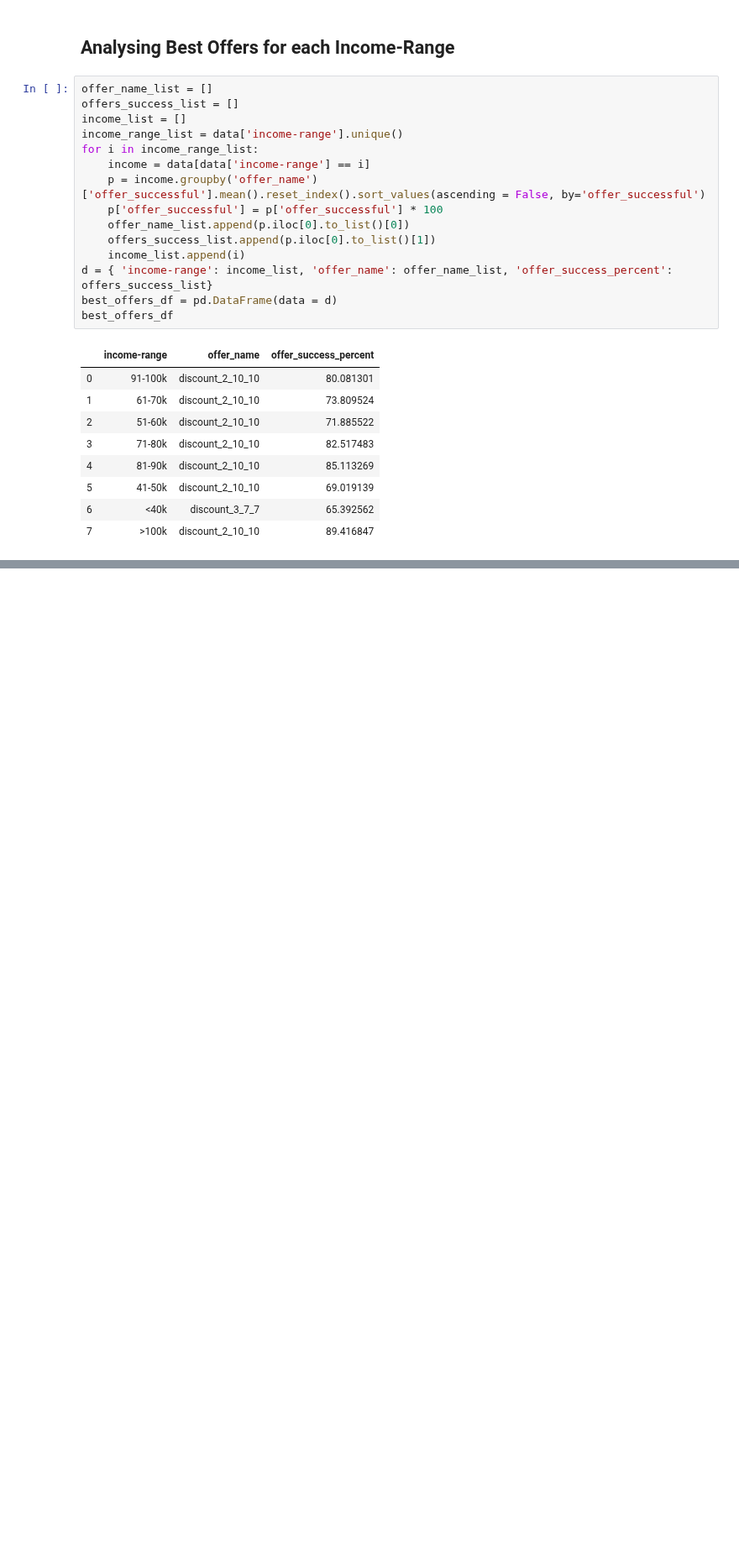
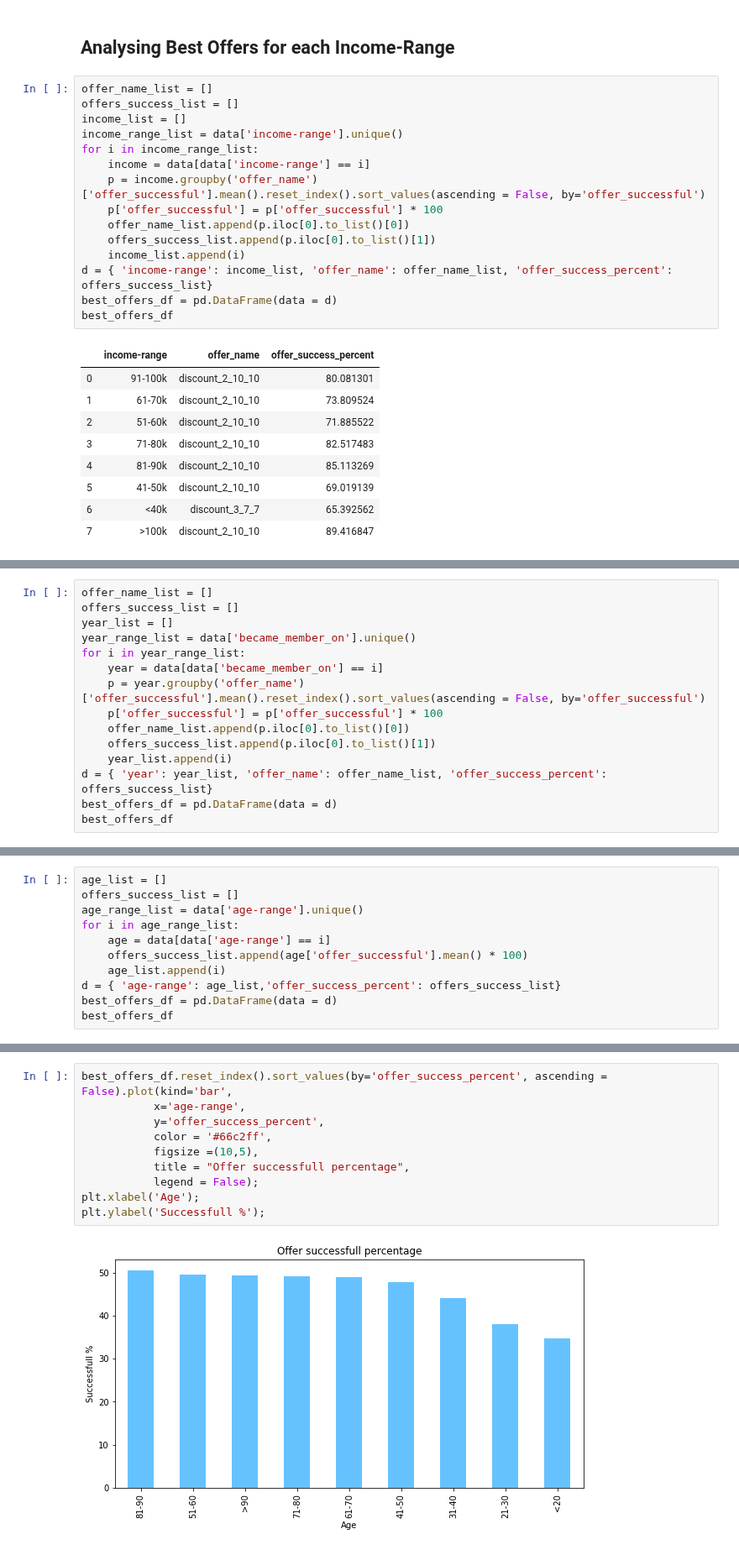
Before and after one commit to amitborkar98/Starbucks-capstone, a Jupyter notebook: Starbucks_Capstone_notebook.ipynb, the cells around one changed output, grey strips where cells are left out. Shown at 84% size. Saved outputs shown, nothing was run; the diff lists cells and outputs as text; blank space fills up the shorter version.

Commit message:
Analysed offers completion percentage for each age-range and income-range

```diff
--- a/Starbucks_Capstone_notebook.ipynb
+++ b/Starbucks_Capstone_notebook.ipynb
@@ -1190,0 +1193,15 @@ best_offers_df
+# %%
+offer_name_list = []
+offers_success_list = []
+year_list = []
+year_range_list = data['became_member_on'].unique()
+for i in year_range_list:
+    year = data[data['became_member_on'] == i]
+    p = year.groupby('offer_name')['offer_successful'].mean().reset_index().sort_values(ascending = False, by='offer_successful')
+    p['offer_successful'] = p['offer_successful'] * 100
+    offer_name_list.append(p.iloc[0].to_list()[0])
+    offers_success_list.append(p.iloc[0].to_list()[1])
+    year_list.append(i)
+d = { 'year': year_list, 'offer_name': offer_name_list, 'offer_success_percent': offers_success_list}
+best_offers_df = pd.DataFrame(data = d)
+best_offers_df
@@ -1190,0 +1218,11 @@ best_offers_df
+# %%
+age_list = []
+offers_success_list = []
+age_range_list = data['age-range'].unique()
+for i in age_range_list:
+    age = data[data['age-range'] == i]
+    offers_success_list.append(age['offer_successful'].mean() * 100)
+    age_list.append(i)
+d = { 'age-range': age_list,'offer_success_percent': offers_success_list}
+best_offers_df = pd.DataFrame(data = d)
+best_offers_df
@@ -1190,0 +1240,12 @@ best_offers_df
+# %%
+best_offers_df.reset_index().sort_values(by='offer_success_percent', ascending = False).plot(kind='bar',
+           x='age-range',
+           y='offer_success_percent',
+           color = '#66c2ff',
+           figsize =(10,5),
+           title = "Offer successfull percentage",
+           legend = False);
+plt.xlabel('Age');
+plt.ylabel('Successfull %');
+# %% [output]
+[figure, added]
```
Also changed, not shown: parts of 7 cells of this notebook.
